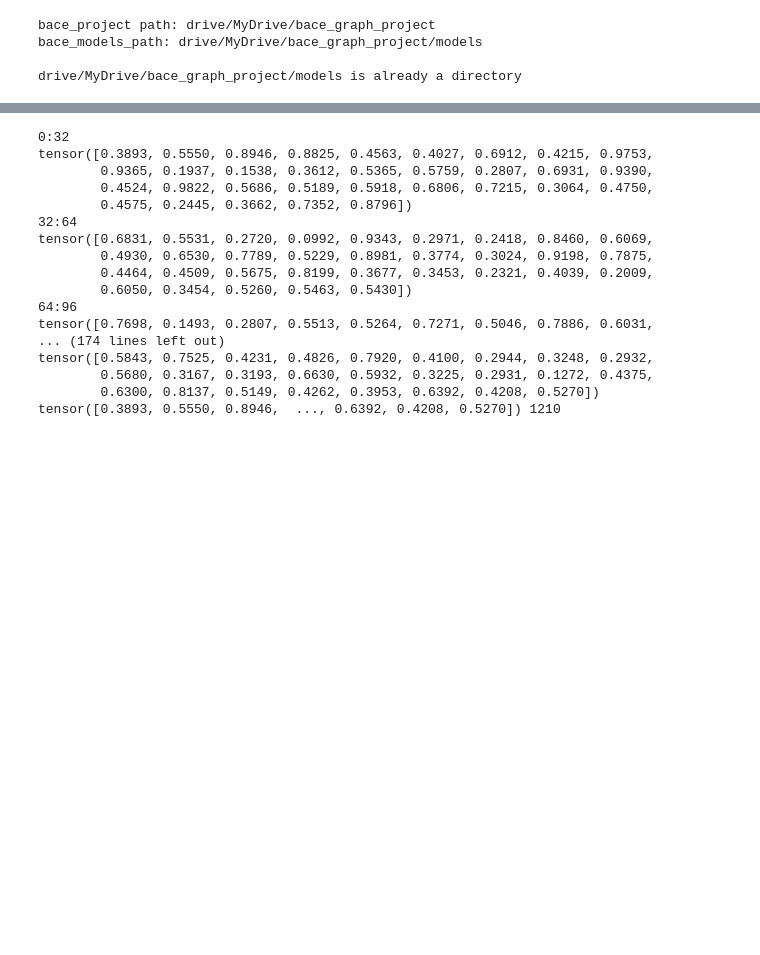
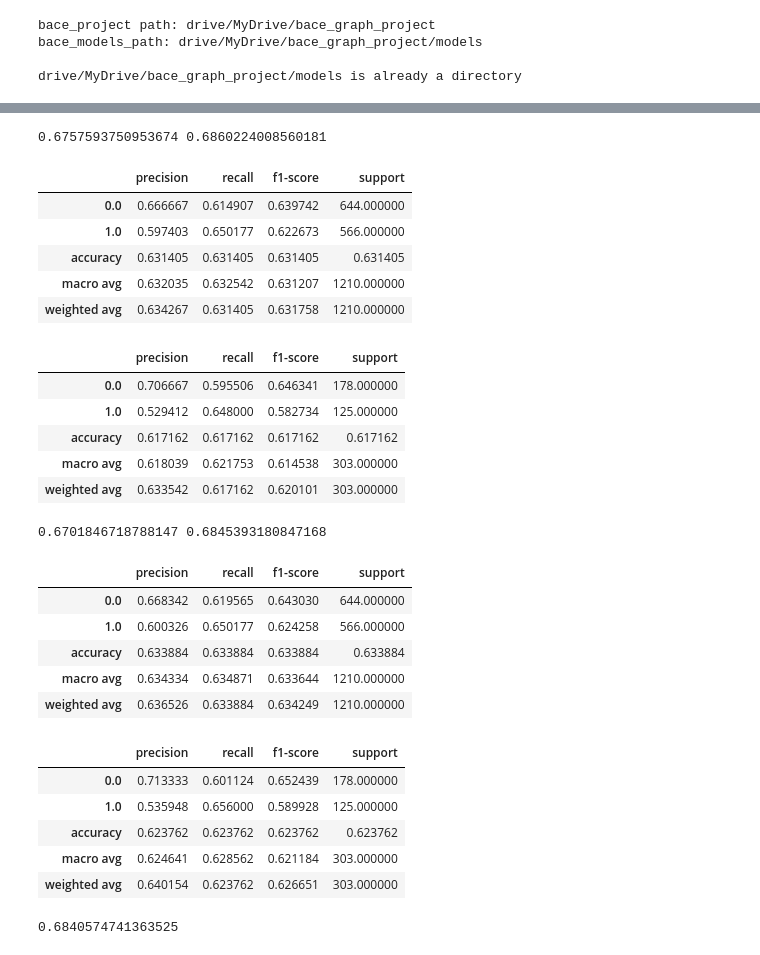
Before and after one commit to lnsayer/personal_repo, a Jupyter notebook: drug discovery with BACE dataset/graph_classification_bace_dataset.ipynb, the cells around one changed output, grey strips where cells are left out. Saved outputs shown, nothing was run; the diff lists cells and outputs as text; code cells hidden in the pictures; blank space fills up the shorter version.

```diff
--- a/drug discovery with BACE dataset/graph_classification_bace_dataset.ipynb
+++ b/drug discovery with BACE dataset/graph_classification_bace_dataset.ipynb
@@ -811,5 +811,8 @@ One Epoch is 7.7984 seconds
 # %%
 loaded_model = GCNClassifier(num_features, num_hidden_channels, num_out_channels, pool_method)
+
+# Load a random model
+model_save_path = bace_gcn_models_path/"0_128_5_global_mean_pool.pth"
 
 print(model_save_path)
 loaded_model.load_state_dict(torch.load(f=model_save_path))
@@ -874,23 +931,44 @@ def new_metric_func(model, train_dataloader, test_dataloader):
-# %%
-new_metric_func(model, train_dataloader, test_dataloader)
-# %% [output]
-0:32
-tensor([0.3893, 0.5550, 0.8946, 0.8825, 0.4563, 0.4027, 0.6912, 0.4215, 0.9753,
-        0.9365, 0.1937, 0.1538, 0.3612, 0.5365, 0.5759, 0.2807, 0.6931, 0.9390,
-        0.4524, 0.9822, 0.5686, 0.5189, 0.5918, 0.6806, 0.7215, 0.3064, 0.4750,
-        0.4575, 0.2445, 0.3662, 0.7352, 0.8796])
-32:64
-tensor([0.6831, 0.5531, 0.2720, 0.0992, 0.9343, 0.2971, 0.2418, 0.8460, 0.6069,
-        0.4930, 0.6530, 0.7789, 0.5229, 0.8981, 0.3774, 0.3024, 0.9198, 0.7875,
-        0.4464, 0.4509, 0.5675, 0.8199, 0.3677, 0.3453, 0.2321, 0.4039, 0.2009,
-        0.6050, 0.3454, 0.5260, 0.5463, 0.5430])
-64:96
-tensor([0.7698, 0.1493, 0.2807, 0.5513, 0.5264, 0.7271, 0.5046, 0.7886, 0.6031,
-... (174 lines left out)
-tensor([0.5843, 0.7525, 0.4231, 0.4826, 0.7920, 0.4100, 0.2944, 0.3248, 0.2932,
-        0.5680, 0.3167, 0.3193, 0.6630, 0.5932, 0.3225, 0.2931, 0.1272, 0.4375,
-        0.6300, 0.8137, 0.5149, 0.4262, 0.3953, 0.6392, 0.4208, 0.5270])
-tensor([0.3893, 0.5550, 0.8946,  ..., 0.6392, 0.4208, 0.5270]) 1210
+# %%
+torch.manual_seed(42)
+loaded_model = loaded_model.to(device)
+train_auroc, test_auroc, train_classification_report, test_classification_report = new_metric_func(loaded_model, train_dataloader, test_dataloader)
+print(train_auroc, test_auroc)
+display(train_classification_report, test_classification_report)
+
+train_auroc, test_auroc, train_report_df, test_report_df = metric_func(loaded_model, train_dataset, test_dataset)
+print(train_auroc, test_auroc)
+display(train_report_df, test_report_df)
+# %% [output]
+0.6757593750953674 0.6860224008560181
+|  | precision | recall | f1-score | support |
+| 0.0 | 0.666667 | 0.614907 | 0.639742 | 644.000000 |
+| 1.0 | 0.597403 | 0.650177 | 0.622673 | 566.000000 |
+| accuracy | 0.631405 | 0.631405 | 0.631405 | 0.631405 |
+| macro avg | 0.632035 | 0.632542 | 0.631207 | 1210.000000 |
+| weighted avg | 0.634267 | 0.631405 | 0.631758 | 1210.000000 |
+|  | precision | recall | f1-score | support |
+| 0.0 | 0.706667 | 0.595506 | 0.646341 | 178.000000 |
+| 1.0 | 0.529412 | 0.648000 | 0.582734 | 125.000000 |
+| accuracy | 0.617162 | 0.617162 | 0.617162 | 0.617162 |
+| macro avg | 0.618039 | 0.621753 | 0.614538 | 303.000000 |
+| weighted avg | 0.633542 | 0.617162 | 0.620101 | 303.000000 |
+0.6701846718788147 0.6845393180847168
+|  | precision | recall | f1-score | support |
+| 0.0 | 0.668342 | 0.619565 | 0.643030 | 644.000000 |
+| 1.0 | 0.600326 | 0.650177 | 0.624258 | 566.000000 |
+| accuracy | 0.633884 | 0.633884 | 0.633884 | 0.633884 |
+| macro avg | 0.634334 | 0.634871 | 0.633644 | 1210.000000 |
+| weighted avg | 0.636526 | 0.633884 | 0.634249 | 1210.000000 |
+|  | precision | recall | f1-score | support |
+| 0.0 | 0.713333 | 0.601124 | 0.652439 | 178.000000 |
+| 1.0 | 0.535948 | 0.656000 | 0.589928 | 125.000000 |
+| accuracy | 0.623762 | 0.623762 | 0.623762 | 0.623762 |
+| macro avg | 0.624641 | 0.628562 | 0.621184 | 303.000000 |
+| weighted avg | 0.640154 | 0.623762 | 0.626651 | 303.000000 |
+# %%
+print(train_auroc)
+# %% [output]
+0.6840574741363525
 # %%
 start_time = timer()
 train_auroc, test_auroc, train_report_df, test_report_df = metric_func(model, train_dataset, test_dataset)
```
Also changed, not shown: parts of 16 cells of this notebook.
